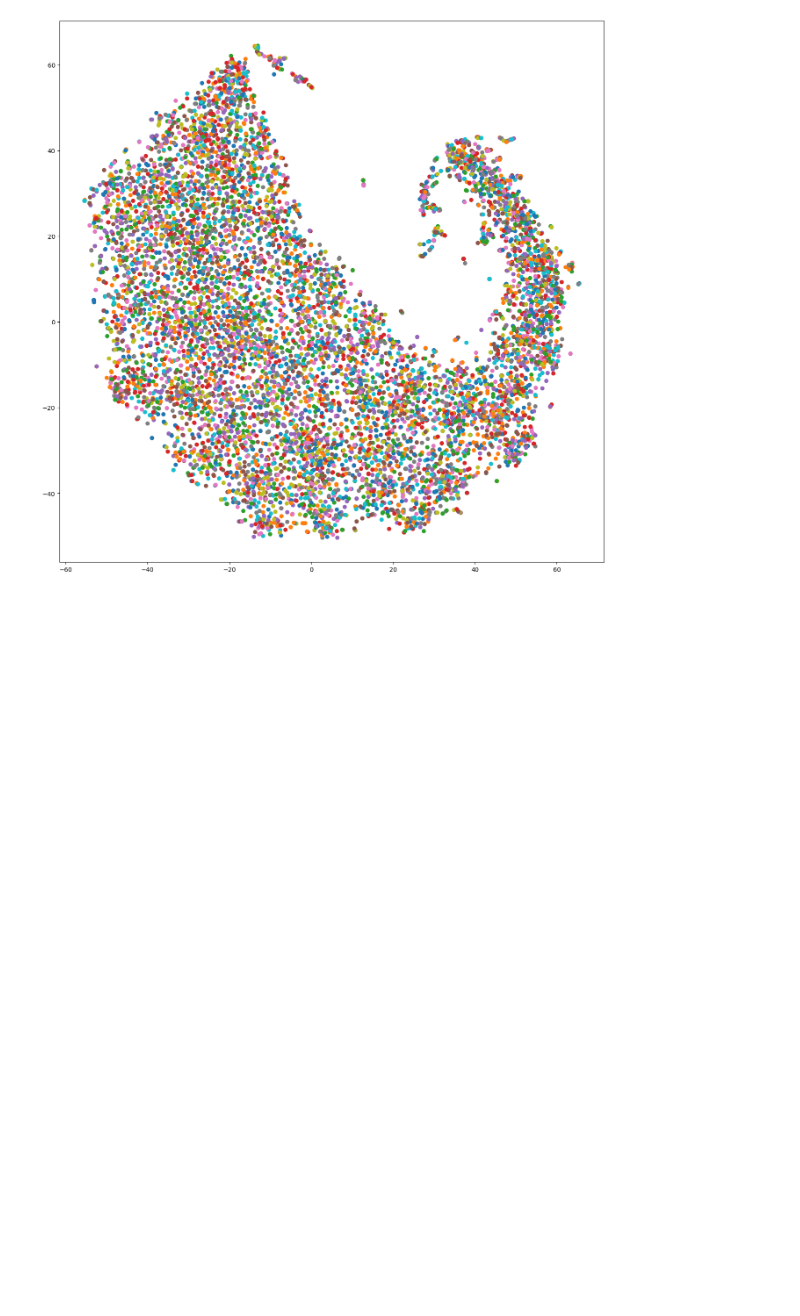
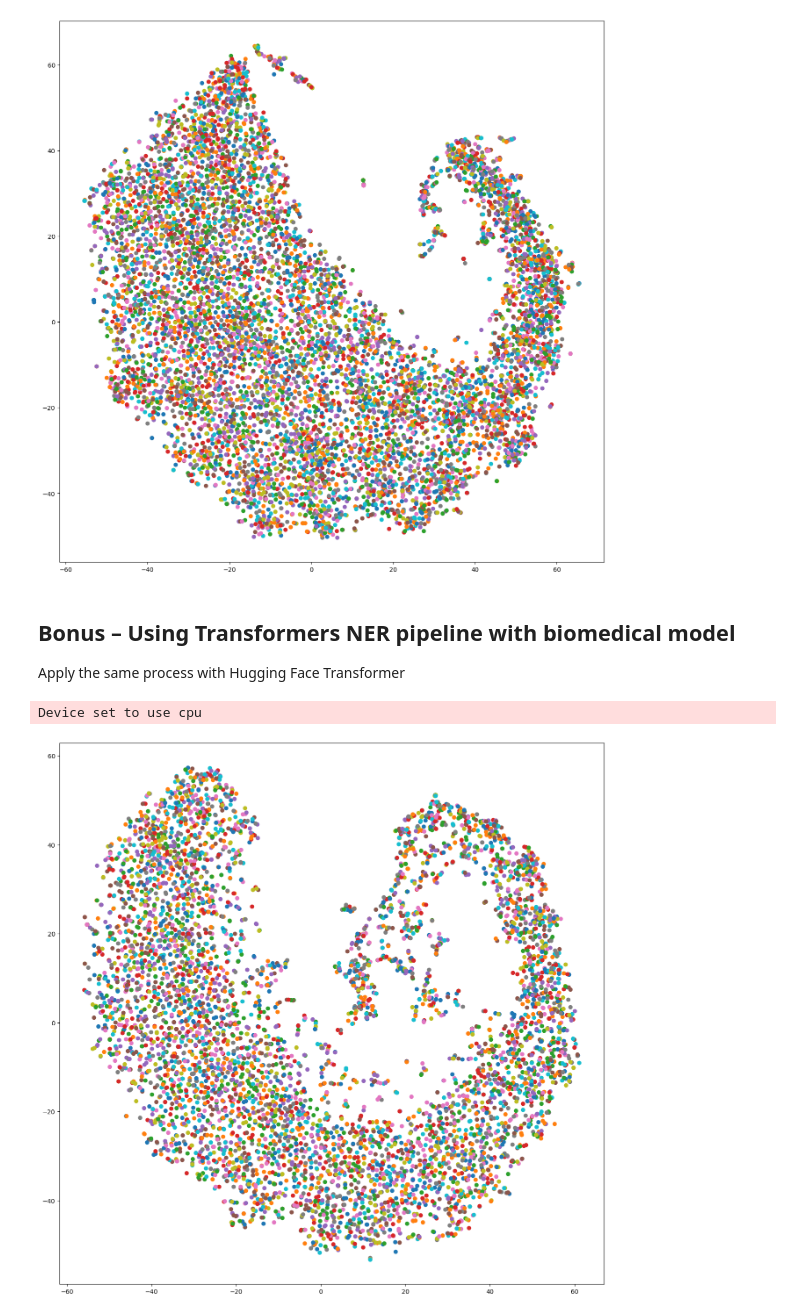
Before and after one commit to schwiet/msai-54315-ai-for-healthcare, a Jupyter notebook: assignment-3-mimic-nlp/assignment-3-mimic-nlp.ipynb, the cells around one changed output. Drawn from its saved outputs; the diff is of its cells as text; code cells hidden in the pictures; blank space fills up the shorter version.

Commit message:
added bonus hugging face transformers example

```diff
--- a/assignment-3-mimic-nlp/assignment-3-mimic-nlp.ipynb
+++ b/assignment-3-mimic-nlp/assignment-3-mimic-nlp.ipynb
@@ -270,3 +270,58 @@ sci_vocabs = model_sci.wv.key_to_index.keys()
 tsne_plot(model_sci,sci_vocabs, showLabels=False)
 # %% [output]
 [figure]
+# %% [markdown]
+## Bonus – Using Transformers NER pipeline with biomedical model
+
+Apply the same process with Hugging Face Transformer
+# %%
+from transformers import pipeline
+
+# create a biomedical NER pipeline
+# d4data/biomedical-ner-all is a solid, general biomedical NER model
+ner_pipe = pipeline(
+    "ner",
+    model="d4data/biomedical-ner-all",
+    aggregation_strategy="simple",  # groups wordpieces
+    device=-1                       # CPU
+)
+
+# batch-run NER on text samples
+def extract_ents_hf(texts, batch_size=16):
+    """
+    Returns list of "docs", where each doc mimics spaCy-ish .ents as a list of dicts:
+      {"text": "...", "label_": "..."}
+    """
+    docs = []
+    for i in tqdm(range(0, len(texts), batch_size), desc="NER (HF biomedical)"):
+        batch = texts[i:i+batch_size]
+        # transformers pipeline supports list input directly
+        outputs = ner_pipe(batch)
+        # outputs is a list per input text
+        for ents in outputs:
+            docs.append([{"text": e["word"], "label_": e["entity_group"]} for e in ents])
+    return docs
+
+ents_hf = extract_ents_hf(notes)
+
+def get_corpus_from_hf(docs):
+    corpus = []
+    for ents in docs:
+        toks = []
+        for e in ents:
+            t = re.sub(r"[^a-z0-9\s]", " ", e["text"].lower()).strip()
+            if len(t) > 2:
+                toks.append(t)
+        corpus.append(toks)
+    return corpus
+
+corpus_hf = get_corpus_from_hf(ents_hf)
+
+# train Word2Vec and plot
+model_hf = Word2Vec(corpus_hf, vector_size=100, window=5, min_count=1, workers=4)
+
+hf_vocabs = model_hf.wv.key_to_index.keys()
+tsne_plot(model_hf, hf_vocabs, showLabels=False)
+# %% [output]
+Device set to use cpu
+[figure, added]
```
Also changed, not shown: 3 other files.
